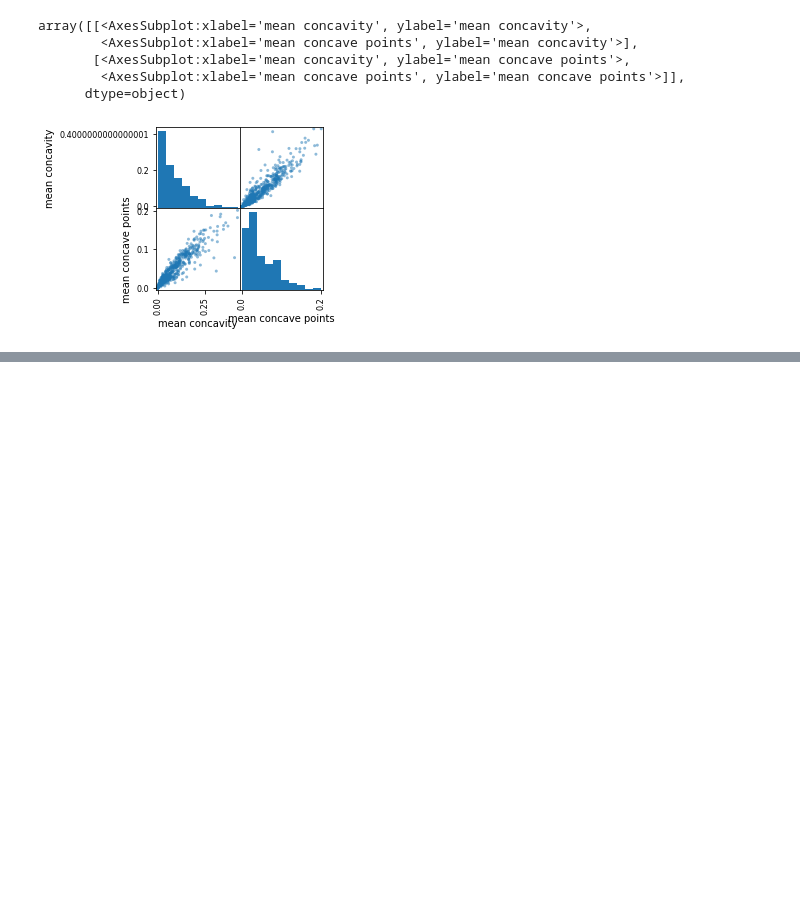
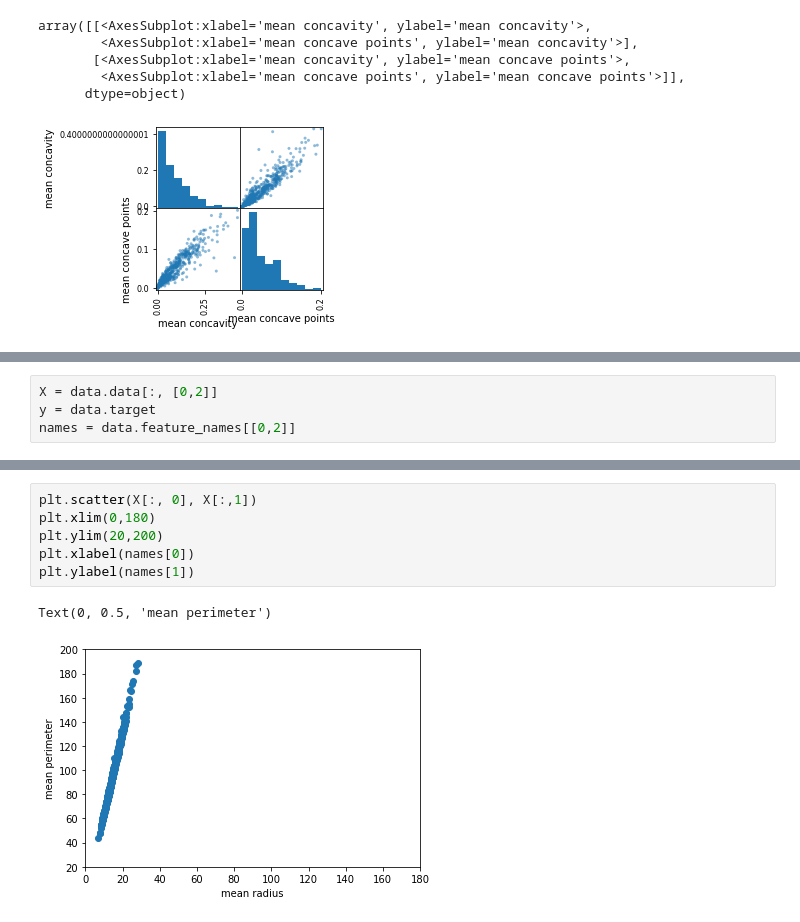
Before and after one commit to ducksfrogs/udemyScipy, a Jupyter notebook: pca.ipynb, the cells around one changed output, grey strips where cells are left out. Cells and saved outputs as stored; diff of their text form; blank space fills up the shorter version.

```diff
--- a/pca.ipynb
+++ b/pca.ipynb
@@ -96,0 +106,4 @@ df = pd.DataFrame(data.data[:, [0,2]], co)
+# %%
+X = data.data[:, [0,2]]
+y = data.target
+names = data.feature_names[[0,2]]
@@ -96,0 +114,9 @@ df = pd.DataFrame(data.data[:, [0,2]], co)
+# %%
+plt.scatter(X[:, 0], X[:,1])
+plt.xlim(0,180)
+plt.ylim(20,200)
+plt.xlabel(names[0])
+plt.ylabel(names[1])
+# %% [output]
+Text(0, 0.5, 'mean perimeter')
+[figure, added]
```
Also changed, not shown: parts of 34 cells of this notebook, 4 other files.
